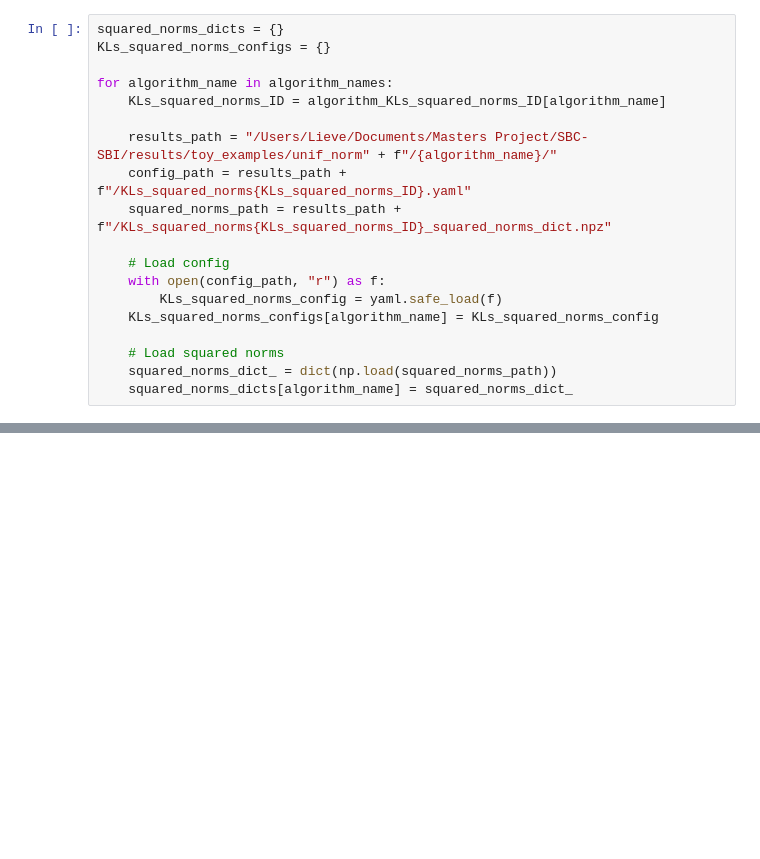
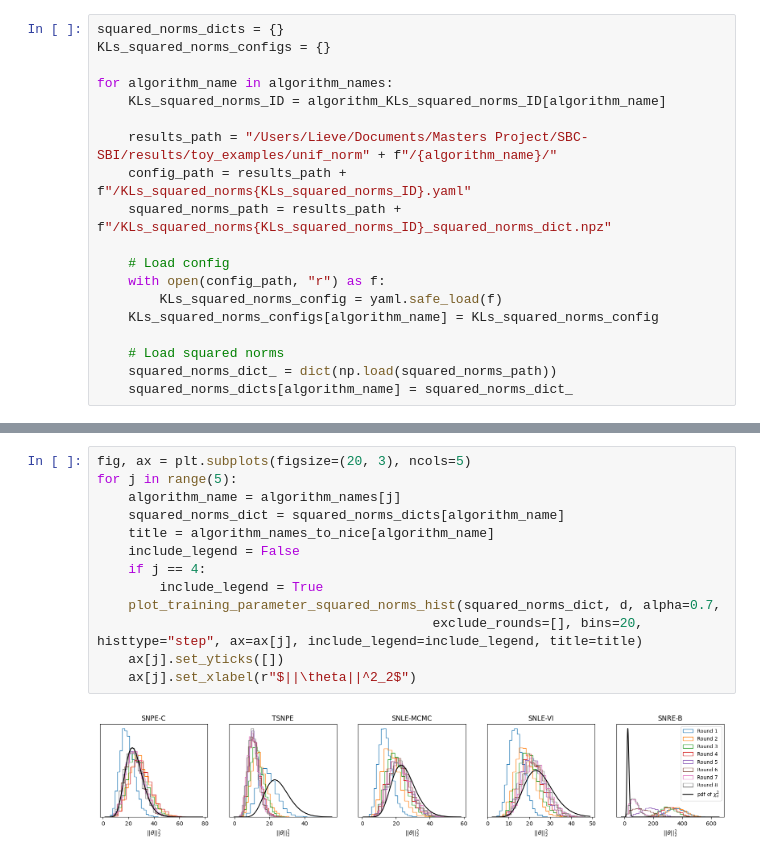
Before and after one commit to kaisamaroo/SBC-SBI, a Jupyter notebook: notebooks/toy_examples/unif_norm/squared_norms_across_rounds.ipynb, the cells around one changed output, grey strips where cells are left out. Drawn from its saved outputs; the diff is of its cells as text; blank space fills up the shorter version.

```diff
--- a/notebooks/toy_examples/unif_norm/squared_norms_across_rounds.ipynb
+++ b/notebooks/toy_examples/unif_norm/squared_norms_across_rounds.ipynb
@@ -223,0 +238,15 @@ dict_keys(['round_0', 'round_1', 'round_2', 'round_3', 'round_4', 'round_5', 'ro
+# %%
+fig, ax = plt.subplots(figsize=(20, 3), ncols=5)
+for j in range(5):
+    algorithm_name = algorithm_names[j]
+    squared_norms_dict = squared_norms_dicts[algorithm_name]
+    title = algorithm_names_to_nice[algorithm_name]
+    include_legend = False
+    if j == 4:
+        include_legend = True
+    plot_training_parameter_squared_norms_hist(squared_norms_dict, d, alpha=0.7,
+                                           exclude_rounds=[], bins=20, histtype="step", ax=ax[j], include_legend=include_legend, title=title)
+    ax[j].set_yticks([])
+    ax[j].set_xlabel(r"$||\theta||^2_2$")
+# %% [output]
+[figure, added]
```
Also changed, not shown: parts of 7 cells of this notebook.
